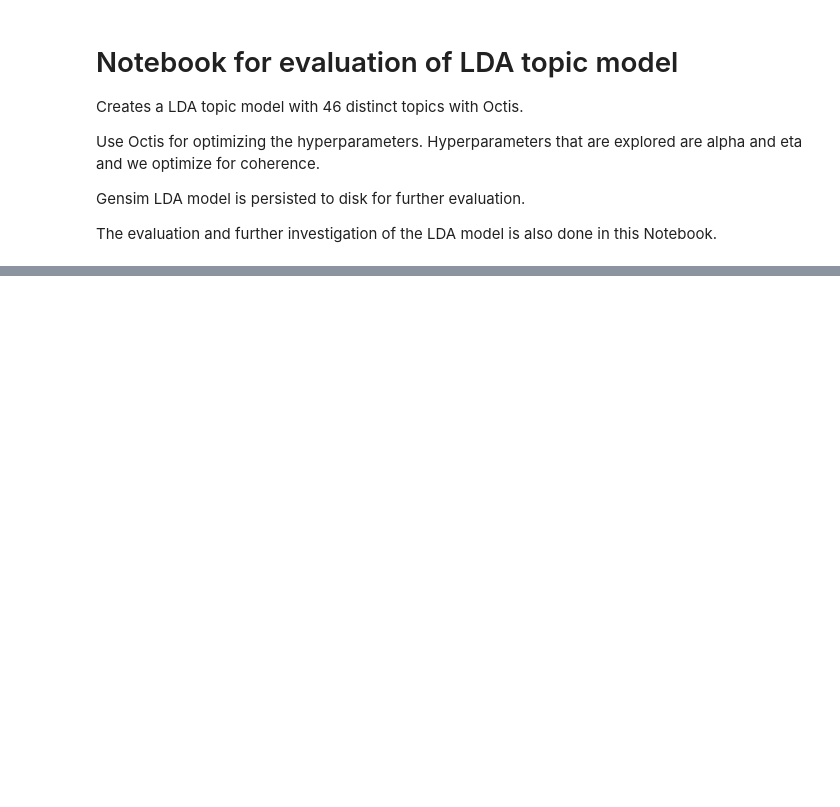
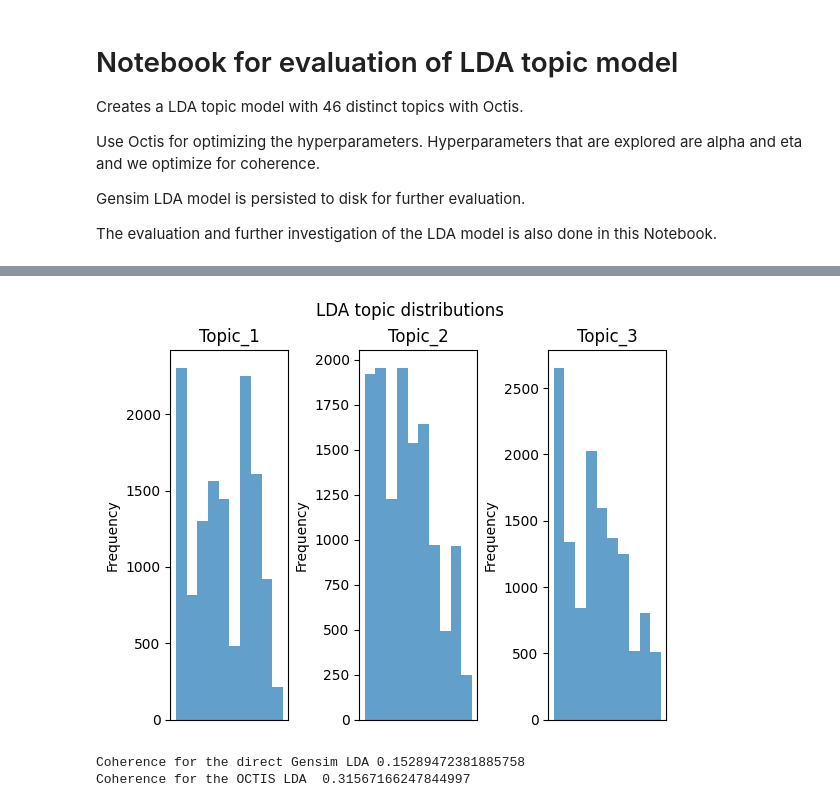
Before and after one commit to tsido/lda-thesis, a Jupyter notebook: topic_extraction/lda/LDA_create_model.ipynb, the cells around one changed output, grey strips where cells are left out. Cells and saved outputs as stored; diff of their text form; code cells hidden in the pictures; blank space fills up the shorter version.

```diff
--- a/topic_extraction/lda/LDA_create_model.ipynb
+++ b/topic_extraction/lda/LDA_create_model.ipynb
@@ -294,0 +328,17 @@ plt.show()
+# %%
+# The resulting topics from OCTIS seem quite nonsensical so this is an alternative
+# attempt to see how the topics created directly with Gensim look like.
+
+# The results are way more sensible. Interestingly the coherence score for these
+# results is almost half lower than the one generated by OCTIS. It is unclear
+# what causes this difference.
+
+
+descriptions = df['PreprocessedDescription'].str.split()
+corpus = [dictionary.doc2bow(desc) for desc in descriptions]
+# Train the model on the corpus.
+lda = LdaModel(corpus, num_topics=num_topics, eta=static_hyperparameters['eta'],
+               alpha=static_hyperparameters['alpha'],
+               iterations=50, random_state=0, passes=5, chunksize=2000, id2word=dictionary)
+
+lda.print_topics(num_topics=num_topics, num_words=top_k)
@@ -294,0 +394,4 @@ plt.show()
+# %%
+# get top 3 scoring topics and create a data frame that contains the topics and the original document text
+gensim_topic_df = pd.concat([df['App_Name'], df['PreprocessedDescription'], pd.DataFrame(gensim_topic_strings), pd.DataFrame(gensim_topic_probabilities)], axis=1)
+gensim_topic_df.columns = ['AppName', 'TrimmedDescription', 'Topic_1', 'Topic_2', 'Topic_3', 'Topic_1_p', 'Topic_2_p', 'Topic_3_p']
@@ -294,0 +414,31 @@ plt.show()
+# %%
+import matplotlib.pyplot as plt
+
+# The topic distribution of this model is highly skewed
+
+columns = ['Topic_1', 'Topic_2','Topic_3']
+
+fig, ax = plt.subplots(nrows=1, ncols=3)
+for i, column in enumerate(columns):
+    ax[i].hist(gensim_topic_df[column], alpha=0.7)
+    ax[i].set_title(column)
+    ax[i].set_ylabel('Frequency')
+    ax[i].get_xaxis().set_visible(False)
+
+plt.subplots_adjust(wspace=0.6)
+plt.suptitle('LDA topic distributions')
+plt.show()
+# %% [output]
+[figure, added]
+# %%
+from gensim.models.coherencemodel import CoherenceModel
+
+corpus_texts = df['PreprocessedDescription'].str.split().values
+cm = CoherenceModel(model=lda, dictionary=dictionary, texts=corpus_texts, coherence='c_npmi', topn=5)
+print("Coherence for the direct Gensim LDA", cm.get_coherence())
+
+cm = CoherenceModel(model=gensim_lda, texts=corpus_texts, coherence='c_npmi', topn=5)
+print("Coherence for the OCTIS LDA ", cm.get_coherence())
+# %% [output]
+Coherence for the direct Gensim LDA 0.15289472381885758
+Coherence for the OCTIS LDA  0.31567166247844997
```
Also changed, not shown: parts of 19 cells of this notebook.
